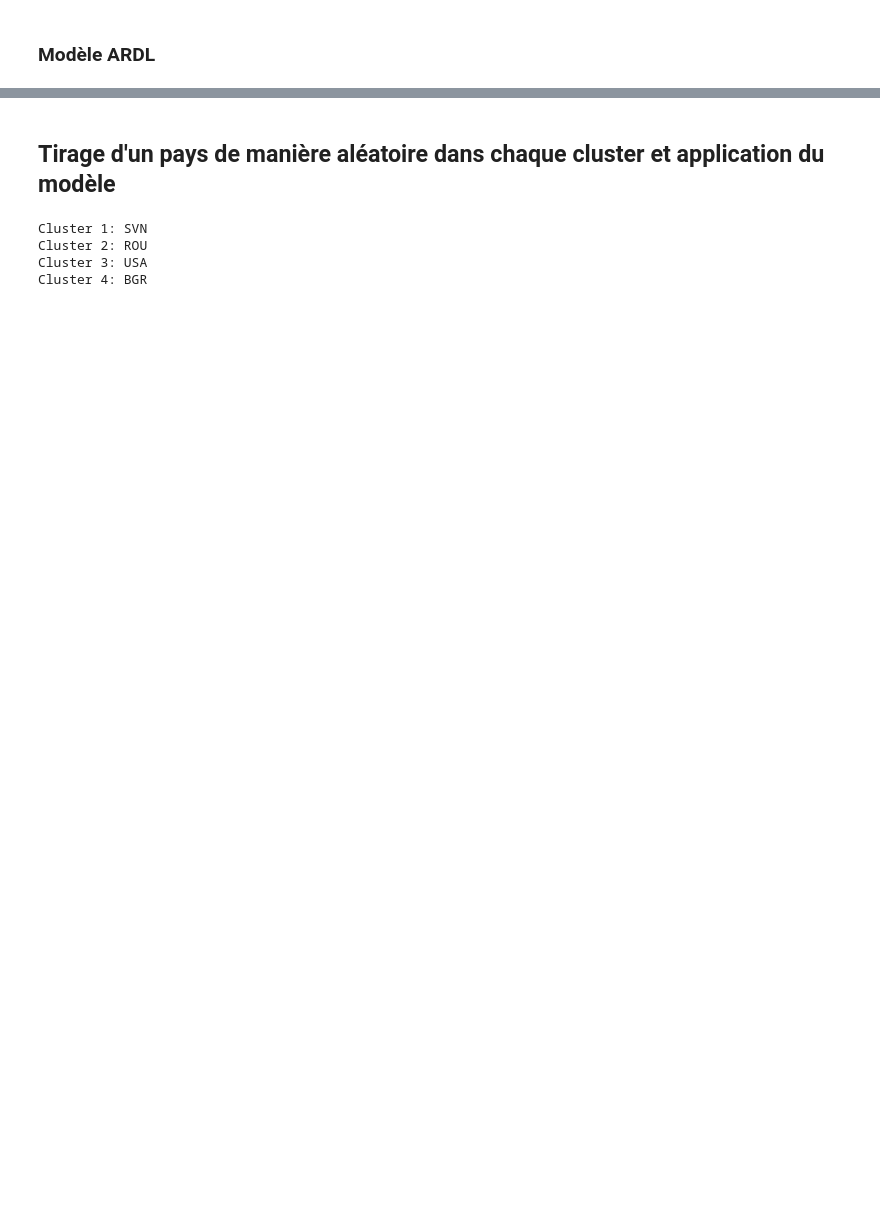
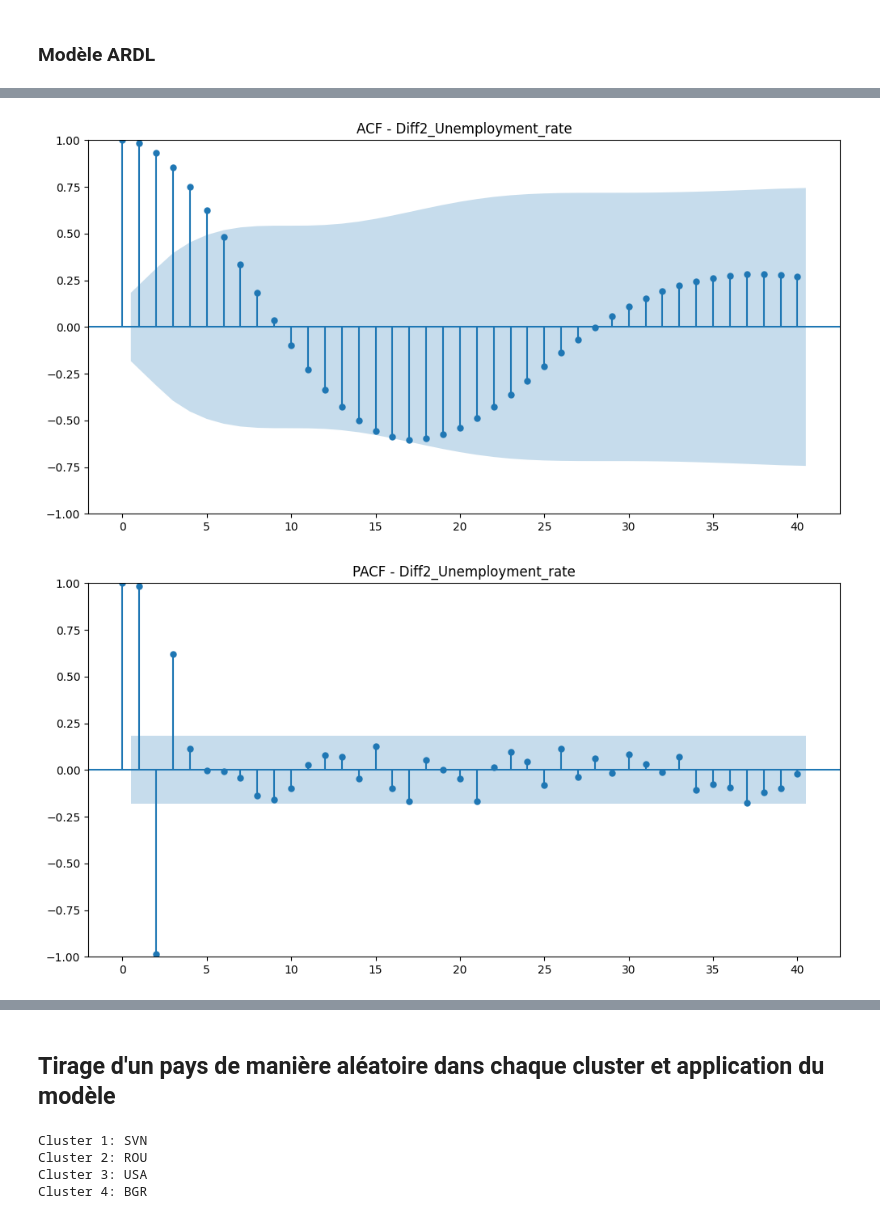
Before and after one commit to Marimar4/Projet-Python, a Jupyter notebook: monmodule/Modélisation.ipynb, the cells around one changed output, grey strips where cells are left out. Drawn from its saved outputs; the diff is of its cells as text; code cells hidden in the pictures; blank space fills up the shorter version.

```diff
--- a/monmodule/Modélisation.ipynb
+++ b/monmodule/Modélisation.ipynb
@@ -294,0 +301,3 @@ class CountryData:
+# %%
+unemployment_series = belgium.df_gap()['gap_unemployment']
+gdp_series = belgium.df_gap()['gap_gdp']
@@ -294,0 +345,8 @@ class CountryData:
+# %%
+# Différenciation des séries temporelles
+diff_unemployment_series = unemployment_series.diff().dropna()
+diff_gdp_series = gdp_series.diff().dropna()
+
+# Réappliquer le test ADF aux séries différenciées
+perform_adf_test(diff_unemployment_series, 'Diff_Unemployment_rate')
+perform_adf_test(diff_gdp_series, 'Diff_Real_GDP')
@@ -294,0 +377,11 @@ class CountryData:
+# %%
+# Deuxième différenciation pour Diff_Unemployment_series
+diff2_unemployment_series = diff_unemployment_series.diff().dropna()
+
+# Deuxième différenciation pour Diff_Real_GDP
+diff2_gdp_series = diff_gdp_series.diff().dropna()
+
+# Test ADF pour la deuxième différenciation
+perform_adf_test(diff2_unemployment_series, 'Diff2_Unemployment_Series')
+# Test ADF pour la deuxième différenciation
+perform_adf_test(diff2_gdp_series, 'Diff2_Real_GDP')
@@ -294,0 +415,25 @@ class CountryData:
+# %%
+import statsmodels.api as sm
+from statsmodels.graphics.tsaplots import plot_acf, plot_pacf
+
+# Supposons que df_diff soit votre DataFrame avec les séries temporelles différenciées
+# Vous pouvez remplacer 'Diff_Unemployment_rate' et 'Diff_Real_GDP' par les noms réels de vos colonnes.
+df_diff = d.pd.DataFrame({
+    'Diff2_Unemployment_rate': diff2_unemployment_series,
+    'Diff2_Real_GDP': diff2_gdp_series
+})
+
+# Tracez les fonctions d'autocorrélation (ACF) et d'autocorrélation partielle (PACF)
+fig, ax = d.plt.subplots(figsize=(12, 6))
+
+# ACF
+plot_acf(df_diff['Diff2_Unemployment_rate'], ax=ax, lags=40, title='ACF - Diff2_Unemployment_rate')
+d.plt.show()
+
+# PACF
+fig, ax = d.plt.subplots(figsize=(12, 6))
+plot_pacf(df_diff['Diff2_Unemployment_rate'], ax=ax, lags=40, title='PACF - Diff2_Unemployment_rate')
+d.plt.show()
+# %% [output]
+[figure, added]
+[figure, added]
```
Also changed, not shown: parts of 34 cells of this notebook.
